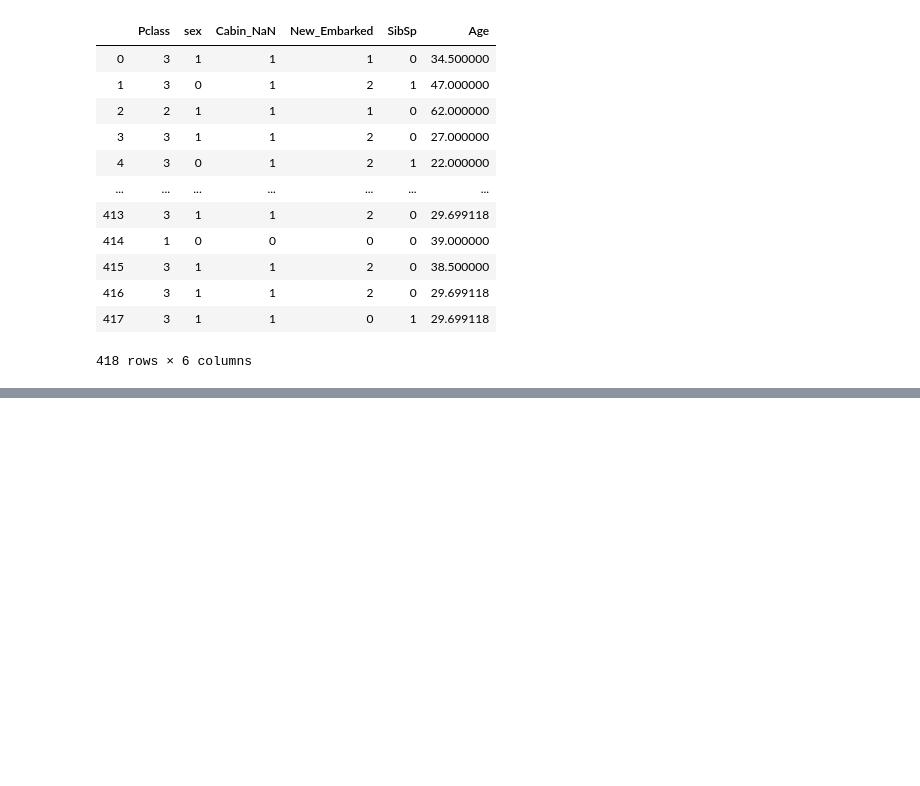
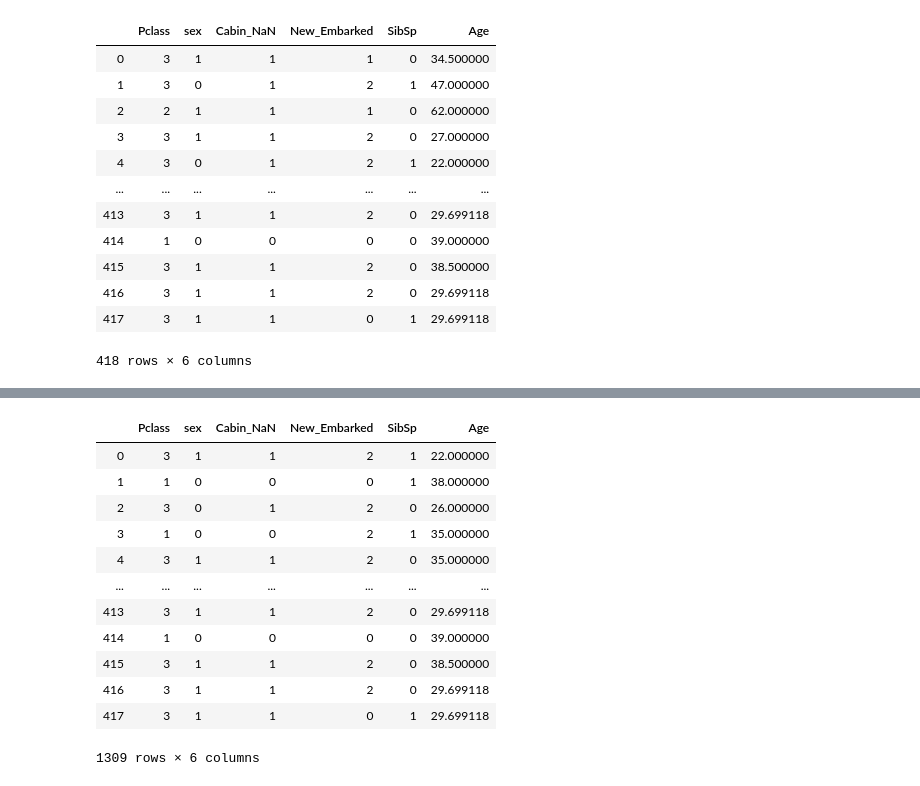
Before and after one commit to h2o4sure01/titanic-prediction, a Jupyter notebook: titanic prediction.ipynb, the cells around one changed output, grey strips where cells are left out. Drawn from its saved outputs; the diff is of its cells as text; code cells hidden in the pictures; blank space fills up the shorter version.

```diff
--- a/titanic prediction.ipynb
+++ b/titanic prediction.ipynb
@@ -151,0 +167,17 @@ df_test
+# %%
+X = pd.concat([df_train,df_test])
+X
+# %% [output]
+|  | Pclass | sex | Cabin_NaN | New_Embarked | SibSp | Age |
+| 0 | 3 | 1 | 1 | 2 | 1 | 22.000000 |
+| 1 | 1 | 0 | 0 | 0 | 1 | 38.000000 |
+| 2 | 3 | 0 | 1 | 2 | 0 | 26.000000 |
+| 3 | 1 | 0 | 0 | 2 | 1 | 35.000000 |
+| 4 | 3 | 1 | 1 | 2 | 0 | 35.000000 |
+| ... | ... | ... | ... | ... | ... | ... |
+| 413 | 3 | 1 | 1 | 2 | 0 | 29.699118 |
+| 414 | 1 | 0 | 0 | 0 | 0 | 39.000000 |
+| 415 | 3 | 1 | 1 | 2 | 0 | 38.500000 |
+| 416 | 3 | 1 | 1 | 2 | 0 | 29.699118 |
+| 417 | 3 | 1 | 1 | 0 | 1 | 29.699118 |
+1309 rows × 6 columns
```
Also changed, not shown: parts of 5 cells of this notebook.
